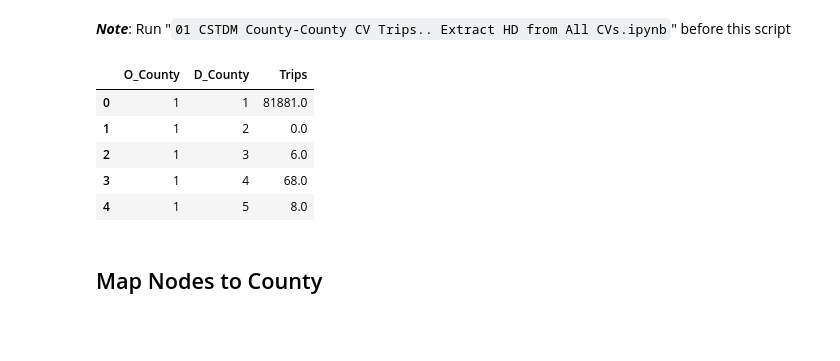
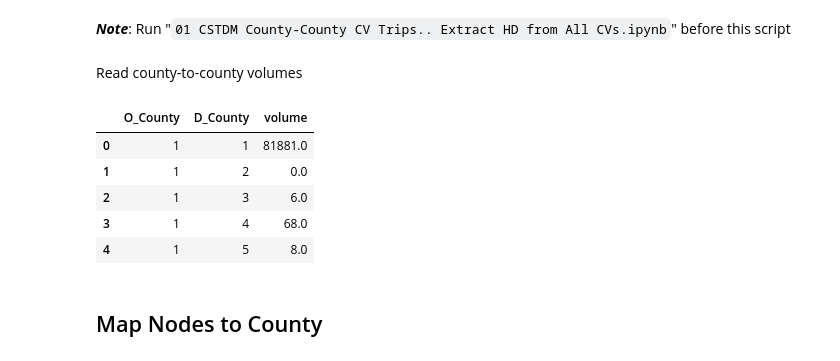
Before and after one commit to ligz08/CHIP-MDHD, a Jupyter notebook: LongHaul_module/scripts/02 County-County Trip Counts to Node-Node Trip Counts.ipynb, the cells around one changed output. Drawn from its saved outputs; the diff is of its cells as text; code cells hidden in the pictures; blank space fills up the shorter version.

```diff
--- a/LongHaul_module/python/02 County-County Trip Counts to Node-Node Trip Counts.ipynb
+++ b/LongHaul_module/scripts/02 County-County Trip Counts to Node-Node Trip Counts.ipynb
@@ -12,7 +14,11 @@ hcv_trips = pd.read_csv('../scratch/HCV_TripsOD_2040.csv')
+# %% [markdown]
+Read county-to-county volumes
+# %%
+c2c_vol = pd.read_csv(os.path.join(SCRATCH_FOLDER, 'HCV_ODVol_2040.csv'))
 # %%
-hcv_trips.head()
+c2c_vol.head()
 # %% [output]
-|  | O_County | D_County | Trips |
+|  | O_County | D_County | volume |
 | 0 | 1 | 1 | 81881.0 |
 | 1 | 1 | 2 | 0.0 |
 | 2 | 1 | 3 | 6.0 |
```
Also changed, not shown: parts of 36 cells of this notebook, 53 other files.
